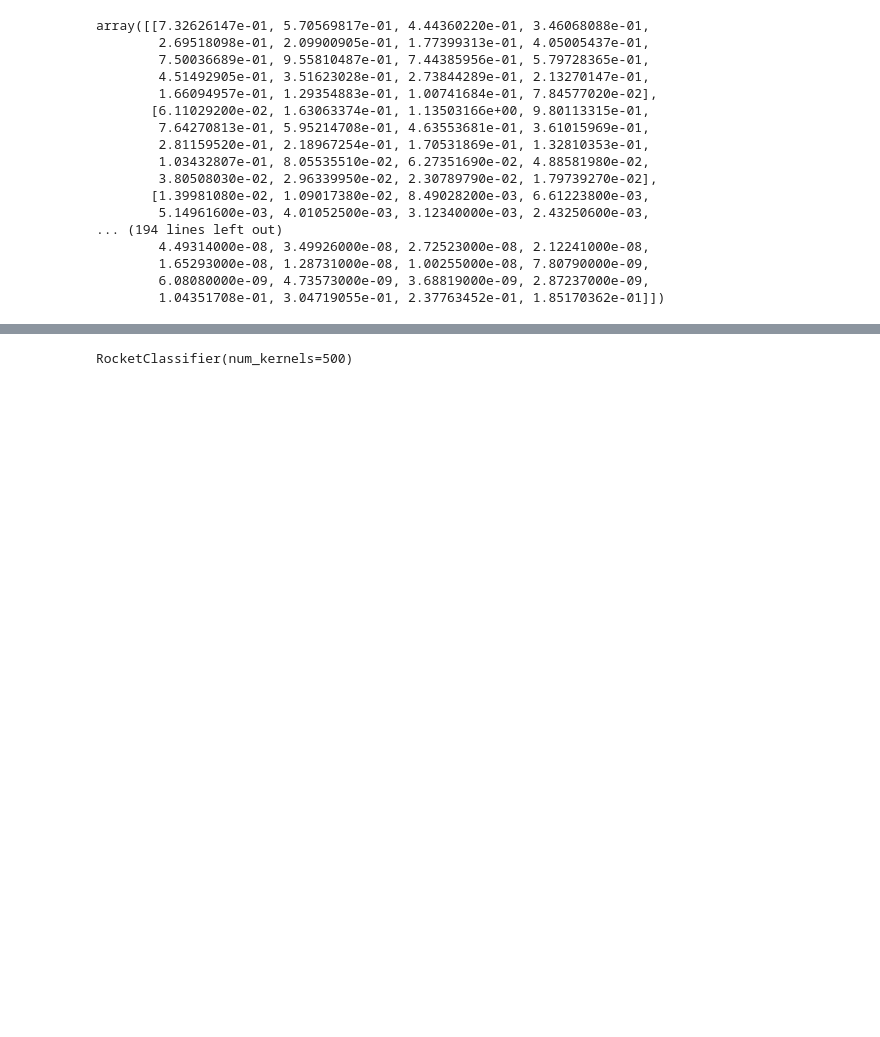
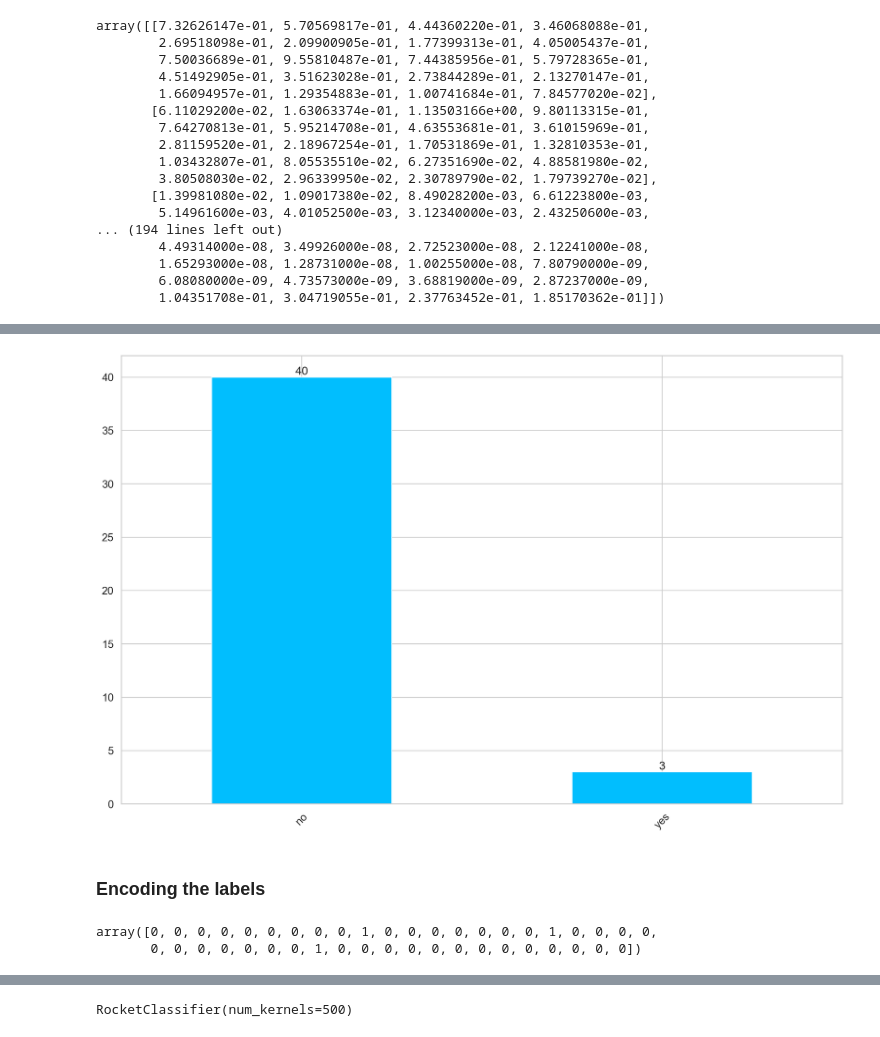
Before and after one commit to lior199707/Robot_Classifiers, a Jupyter notebook: eda_rocket/eda_rocket_model_notebook.ipynb, the cells around one changed output, grey strips where cells are left out. Drawn from its saved outputs; the diff is of its cells as text; code cells hidden in the pictures; blank space fills up the shorter version.

```diff
--- a/eda_rocket/eda_rocket_model_notebook.ipynb
+++ b/eda_rocket/eda_rocket_model_notebook.ipynb
@@ -209,0 +250,4 @@ array([[7.32626147e-01, 5.70569817e-01, 4.44360220e-01, 3.46068088e-01,
+# %%
+Y_train1 = pd.read_csv("train_data/EDA_lior_2.csv")
+Y_train1 = Y_train1[5:]
+Y_train1
@@ -209,0 +301,3 @@ array([[7.32626147e-01, 5.70569817e-01, 4.44360220e-01, 3.46068088e-01,
+# %%
+used_segments_labels1 = Y_train1
+used_segments_labels1.head()
@@ -209,0 +311,17 @@ array([[7.32626147e-01, 5.70569817e-01, 4.44360220e-01, 3.46068088e-01,
+# %%
+ay1 = used_segments_labels1.label.value_counts().plot(kind="bar")
+# Add labels to the bars
+for p in ay1.patches:
+    ay1.annotate(str(p.get_height()), (p.get_x() + p.get_width() / 2, p.get_height()), ha='center', va='bottom')
+plt.xticks(rotation=45)
+plt.show()
+# %% [output]
+[figure, added]
+# %% [markdown]
+### Encoding the labels
+# %%
+encoded_labels1 = label_encoder.fit_transform(Y_train1.label)
+encoded_labels1
+# %% [output]
+array([0, 0, 0, 0, 0, 0, 0, 0, 0, 1, 0, 0, 0, 0, 0, 0, 0, 1, 0, 0, 0, 0,
+       0, 0, 0, 0, 0, 0, 0, 1, 0, 0, 0, 0, 0, 0, 0, 0, 0, 0, 0, 0, 0])
```
Also changed, not shown: parts of 48 cells of this notebook, 12 other files.
